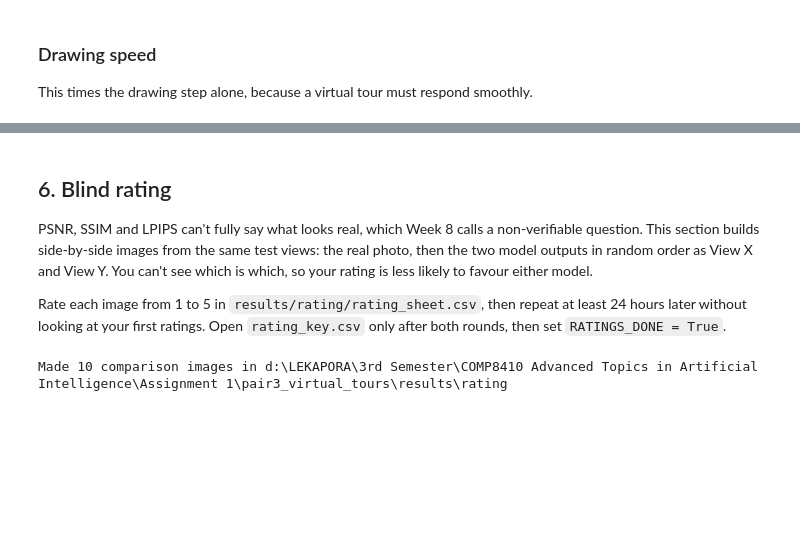
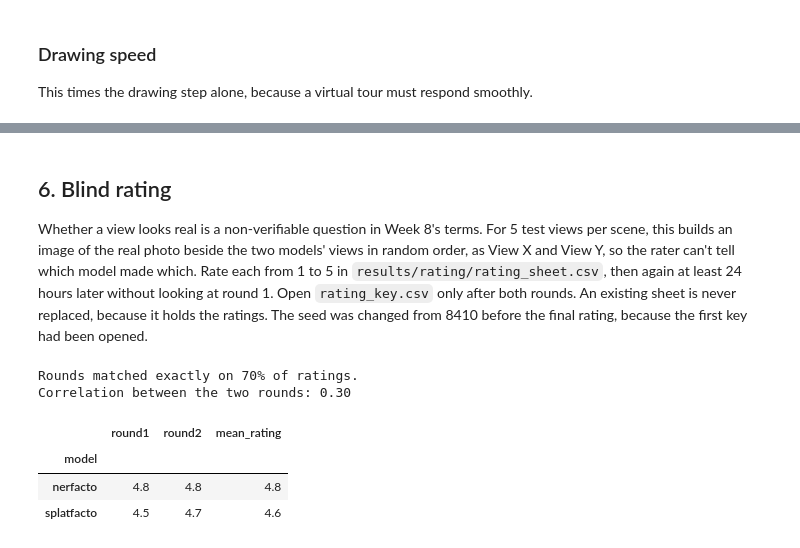
Before and after one commit to Arnob02/COMP8410-A1-60841338, a Jupyter notebook: pair3_virtual_tours/pair3_virtual_tours.ipynb, the cells around one changed output, grey strips where cells are left out. Saved outputs shown, nothing was run; the diff lists cells and outputs as text; code cells hidden in the pictures; blank space fills up the shorter version.

```diff
--- a/pair3_virtual_tours/pair3_virtual_tours.ipynb
+++ b/pair3_virtual_tours/pair3_virtual_tours.ipynb
@@ -1122,30 +573,56 @@ for chart in sorted(figures.glob("fig*.png")):
 # %% [markdown]
 ## 6. Blind rating
 
-PSNR, SSIM and LPIPS can't fully say what looks real, which Week 8 calls a non-verifiable question. This section
-builds side-by-side images from the same test views: the real photo, then the two model outputs in random order as
-View X and View Y. You can't see which is which, so your rating is less likely to favour either model.
-
-Rate each image from 1 to 5 in `results/rating/rating_sheet.csv`, then repeat at least 24 hours later without
-looking at your first ratings. Open `rating_key.csv` only after both rounds, then set `RATINGS_DONE = True`.
+Whether a view looks real is a non-verifiable question in Week 8's terms. For 5 test views per scene,
+this builds an image of the real photo beside the two models' views in random order, as View X and View Y,
+so the rater can't tell which model made which. Rate each from 1 to 5 in `results/rating/rating_sheet.csv`,
+then again at least 24 hours later without looking at round 1. Open `rating_key.csv` only after both
+rounds. An existing sheet is never replaced, because it holds the ratings. The seed was changed from 8410
+before the final rating, because the first key had been opened.
 # %%
-OUTPUT = RESULTS_DIR / "rating"
-VIEWS_PER_SCENE = 5
+RATING = RESULTS / "rating"
+if not (RATING / "rating_sheet.csv").exists():
+    RATING.mkdir(parents=True, exist_ok=True)
+    rng, sheet, key = random.Random(20261106), [], []
+    for scene in sorted({p.name.split("__")[0] for p in RENDERS.glob("*__nerfacto__full")}):
+        files = {m: sorted((RENDERS / f"{scene}__{m}__full").glob("eval_img_*.png")) for m in ["nerfacto", "splatfacto"]}
+        step = max(len(files["nerfacto"]) // 5, 1)  # 5 views spread evenly across the test frames.
+        for number, (n_file, s_file) in enumerate(list(zip(files["nerfacto"][::step], files["splatfacto"][::step]))[:5]):
+            halves = []
+            for path in (n_file, s_file):  # Each saved image is the real view, then the model's view.
+                image = Image.open(path).convert("RGB")
+                w, h = image.size
+                halves.append((image.crop((0, 0, w // 2, h)), image.crop((w // 2, 0, w, h))))
+            order = [("nerfacto", halves[0][1]), ("splatfacto", halves[1][1])]
+            rng.shuffle(order)
+            truth, (w, h) = halves[0][0], halves[0][0].size
+            panel = Image.new("RGB", (w * 3, h + 24), "white")
+            for i, (picture, label) in enumerate([(truth, "Real photo"), (order[0][1], "View X"), (order[1][1], "View Y")]):
+                panel.paste(picture, (i * w, 24))
+                ImageDraw.Draw(panel).text((i * w + 6, 6), label, fill="black")
+            name = f"{scene}_view{number + 1}.png"
+            panel.save(RATING / name)
+            sheet.append({"image": name, "round1_view_x": "", "round1_view_y": "", "round2_view_x": "", "round2_view_y": ""})
+            key.append({"image": name, "view_x": order[0][0], "view_y": order[1][0]})
+    pd.DataFrame(sheet).to_csv(RATING / "rating_sheet.csv", index=False)
+    pd.DataFrame(key).to_csv(RATING / "rating_key.csv", index=False)
+    print(f"Made {len(sheet)} comparison images in {RATING}")
 
-
-def split_render(path: Path) -> tuple[Image.Image, Image.Image]:
-    """Nerfstudio saves the real view and the model's view side by side. Separate them."""
-    combined = Image.open(path).convert("RGB")
-    width, height = combined.size
-    return combined.crop((0, 0, width // 2, height)), combined.crop((width // 2, 0, width, height))
-
-
-def build_panel(truth: Image.Image, first: Image.Image, second: Image.Image) -> Image.Image:
-    """Place three equal images in a row, each with a label above it."""
-    width, height = truth.size
-    panel = Image.new("RGB", (width * 3, height + 24), "white")
-    draw = ImageDraw.Draw(panel)
-    for index, (image, label) in enumerate([(truth, "Real photo"), (first, "View X"), (second, "View Y")]):
-        panel.paste(image, (index * width, 24))
-        draw.text((index * width + 6, 6), label, fill="black")
-    return panel
+sheet = pd.read_csv(RATING / "rating_sheet.csv").merge(pd.read_csv(RATING / "rating_key.csv"), on="image")
+if sheet[["round2_view_x", "round2_view_y"]].notna().all().all():  # Both rounds finished.
+    ratings = pd.DataFrame([{"image": r.image, "model": getattr(r, f"view_{v}"), "round1": getattr(r, f"round1_view_{v}"),
+                             "round2": getattr(r, f"round2_view_{v}")} for v in ["x", "y"] for r in sheet.itertuples()])
+    ratings["mean_rating"] = (ratings["round1"] + ratings["round2"]) / 2
+    ratings.to_csv(RESULTS / "ratings_by_model.csv", index=False)
+    print(f"Rounds matched exactly on {(ratings['round1'] == ratings['round2']).mean():.0%} of ratings.")  # Is one rater's judgement stable?
+    print(f"Correlation between the two rounds: {ratings['round1'].corr(ratings['round2']):.2f}")
+    display(ratings.groupby("model")[["round1", "round2", "mean_rating"]].mean().round(2))
+else:
+    print("Round 2 isn't finished, so the ratings aren't summarised yet.")
+# %% [output]
+Rounds matched exactly on 70% of ratings.
+Correlation between the two rounds: 0.30
+|  | round1 | round2 | mean_rating |
+| model |  |  |  |
+| nerfacto | 4.8 | 4.8 | 4.8 |
+| splatfacto | 4.5 | 4.7 | 4.6 |
@@ -1188,4 +628,0 @@ def make_rating_sheet() -> None:
-# %%
-make_rating_sheet()
-# %% [output]
-Made 10 comparison images in d:\LEKAPORA\3rd Semester\COMP8410 Advanced Topics in Artificial Intelligence\Assignment 1\pair3_virtual_tours\results\rating
```
Also changed, not shown: parts of 35 cells of this notebook, 8 other files.
